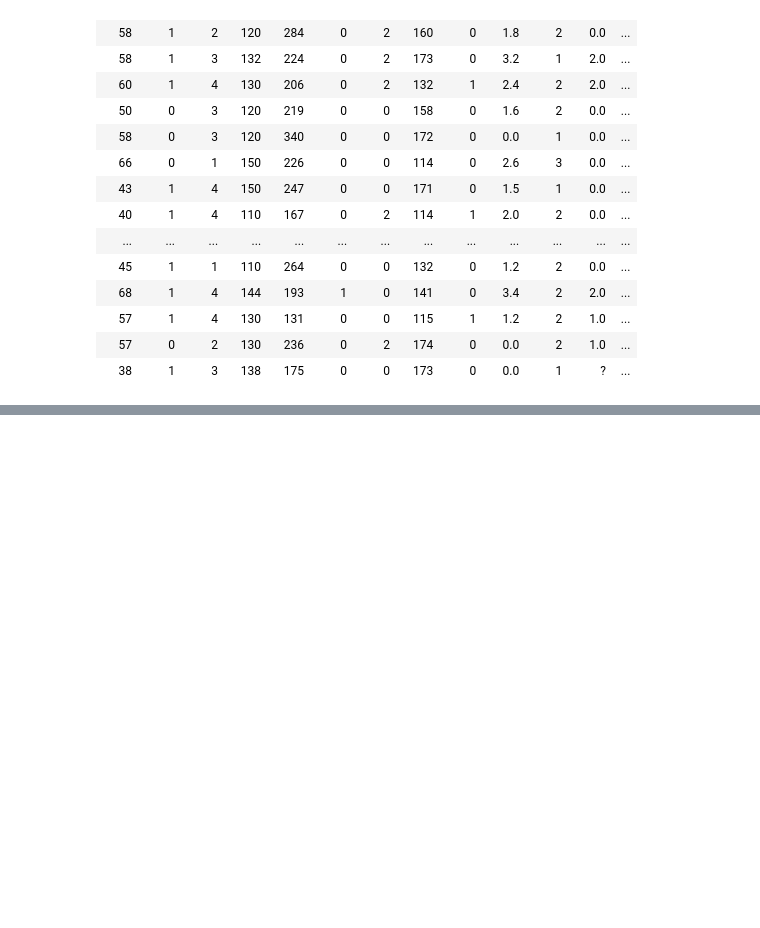
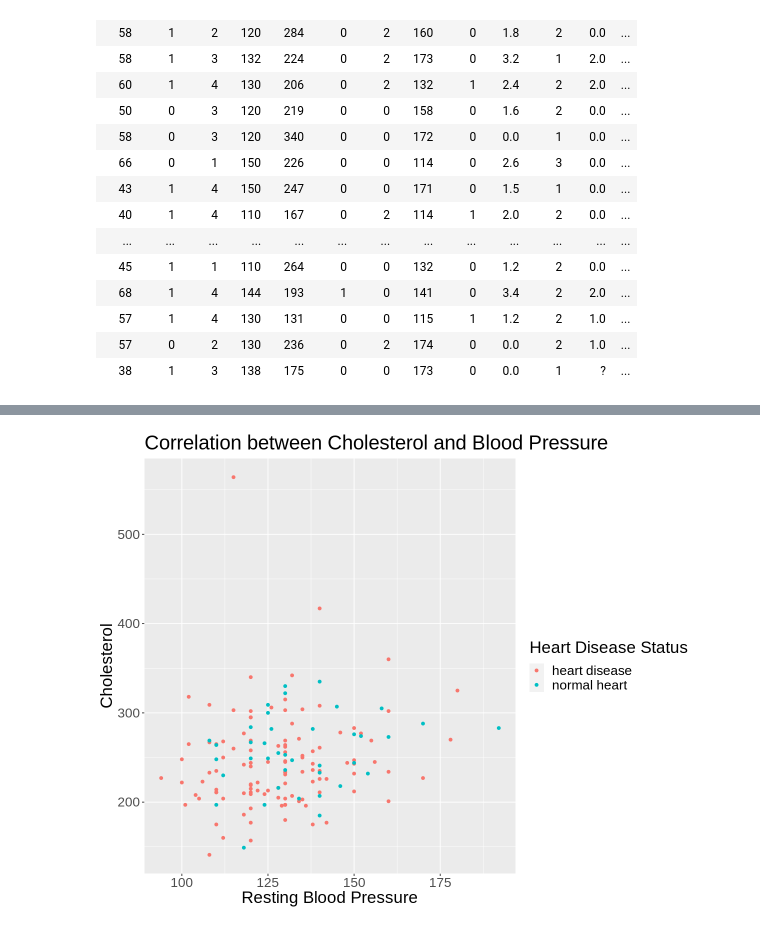
Before and after one commit to zohairomar1/HeartDiseasePredictionModel, a Jupyter notebook: group_proposal_19.ipynb, the cells around one changed output, grey strips where cells are left out. Cells and saved outputs as stored; diff of their text form; code cells hidden in the pictures; blank space fills up the shorter version.

```diff
--- a/group_proposal_19.ipynb
+++ b/group_proposal_19.ipynb
@@ -91,0 +103,4 @@ A tibble: 283 × 11
+# %%
+heart_disease_split <- initial_split(heart_disease_data, prop = 0.75, strata = num)
+heart_disease_train <- training(heart_disease_split)
+heart_disease_test <- testing(heart_disease_split)
@@ -91,0 +207,11 @@ A tibble: 283 × 11
+# %%
+options(repr.plot.width = 10, repr.plot.height = 8)
+heart_disease_plot <- heart_disease_train |>
+    ggplot(aes(x = resting_bp, y = cholesterol, colour = num)) +
+        geom_point()+
+    labs(x = "Resting Blood Pressure", y = "Cholesterol", colour = "Heart Disease Status") +
+    ggtitle("Correlation between Cholesterol and Blood Pressure") +
+    theme(text = element_text(size = 20))
+heart_disease_plot
+# %% [output]
+[figure, added]
```
Also changed, not shown: parts of 8 cells of this notebook.
